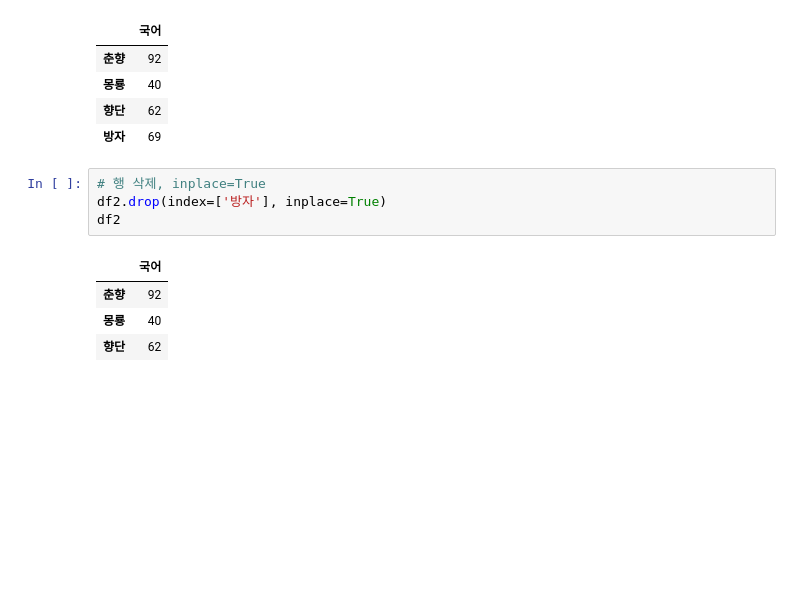
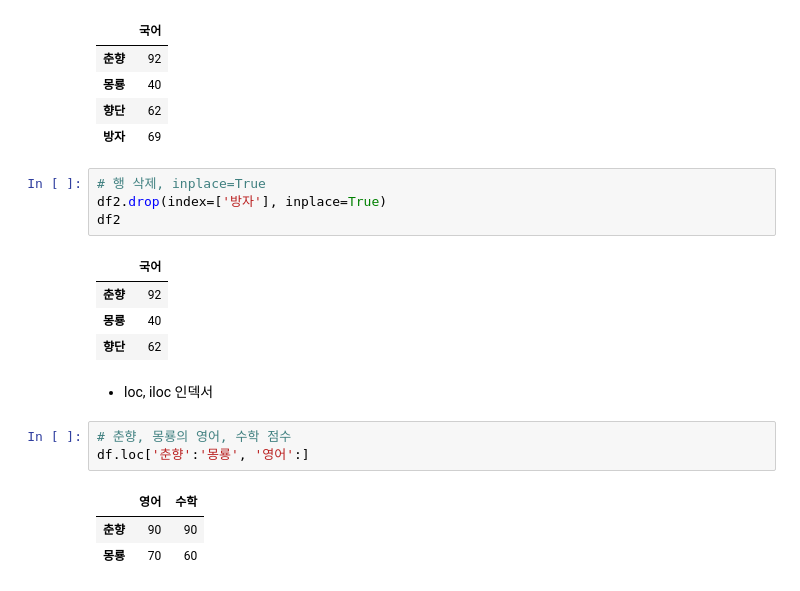
Before and after one commit to youngai1112/MachineLearning, a Jupyter notebook: 00.데이터분석/03.DataFrame.ipynb, the cells around one changed output. Drawn from its saved outputs; the diff is of its cells as text; blank space fills up the shorter version.

```diff
--- a/00.데이터분석/03.DataFrame.ipynb
+++ b/00.데이터분석/03.DataFrame.ipynb
@@ -216,3 +216,12 @@ df2
 | 춘향 | 92 |
 | 몽룡 | 40 |
 | 향단 | 62 |
+# %% [markdown]
+- loc, iloc 인덱서
+# %%
+# 춘향, 몽룡의 영어, 수학 점수
+df.loc['춘향':'몽룡', '영어':]
+# %% [output]
+|  | 영어 | 수학 |
+| 춘향 | 90 | 90 |
+| 몽룡 | 70 | 60 |
```
Also changed, not shown: parts of 1 cell of this notebook.
